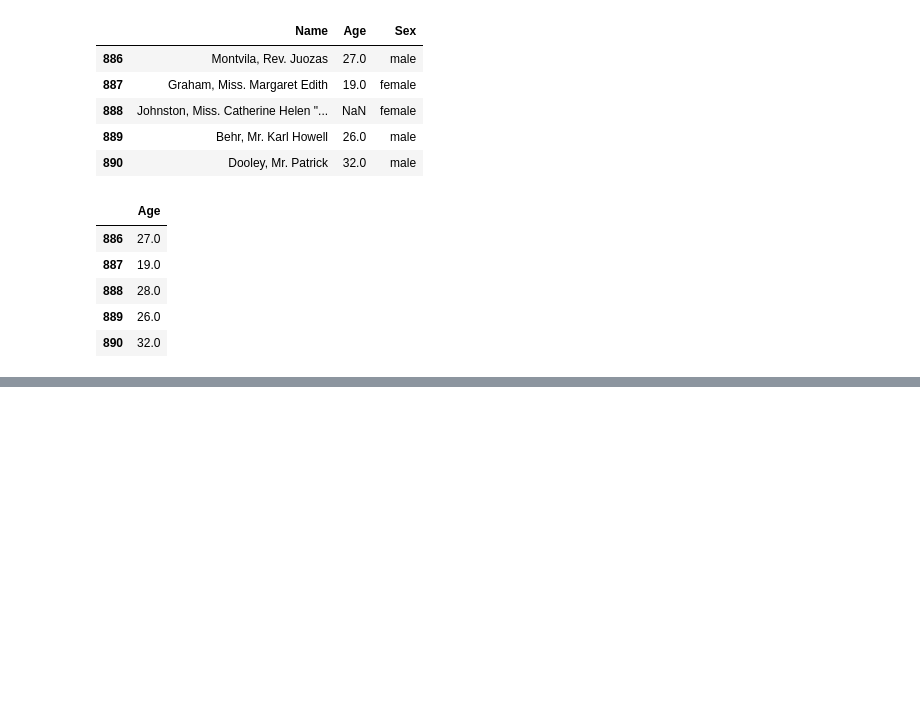
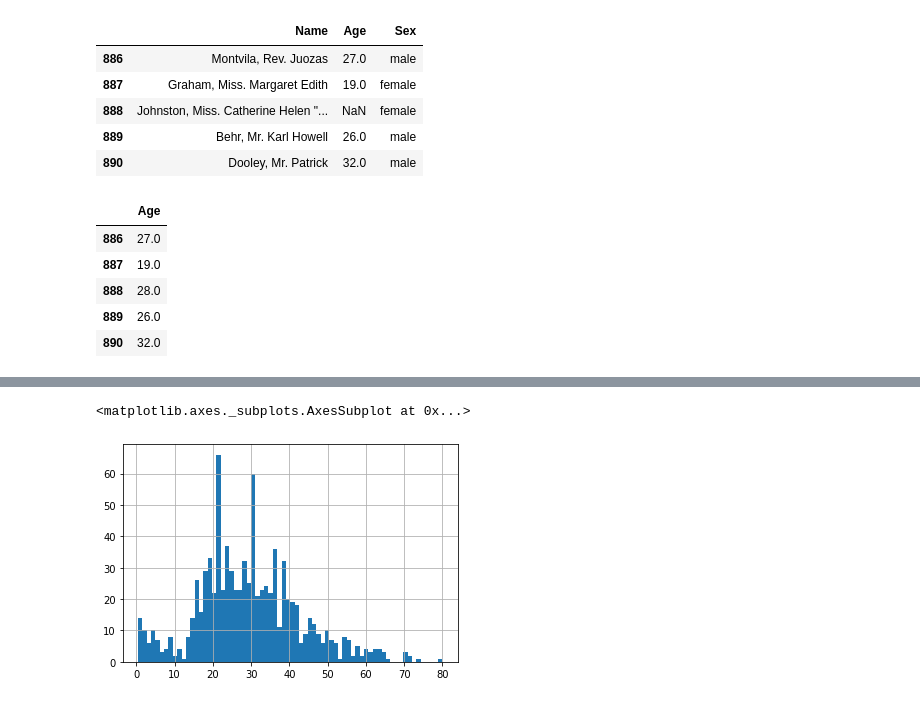
Before and after one commit to Charee-Villapong/for_practice, a Jupyter notebook: Machine_Learning_Training.ipynb, the cells around one changed output, grey strips where cells are left out. Cells and saved outputs as stored; diff of their text form; code cells hidden in the pictures; blank space fills up the shorter version.

```diff
--- a/Machine_Learning_Training.ipynb
+++ b/Machine_Learning_Training.ipynb
@@ -97,3 +99,10 @@ df_median.tail()
 | 888 | 28.0 |
 | 889 | 26.0 |
 | 890 | 32.0 |
+# %%
+mean = data["Age"].mean()
+std = data["Age"].std()
+median = data["Age"].median()
+num = data["Age"].isnull().sum()
+# %%
+rand = np.random.randint(mean - std,mean + std,size= num)
@@ -99,0 +127,5 @@ df_median.tail()
+# %%
+data["Age"].hist(bins=70)
+# %% [output]
+<matplotlib.axes._subplots.AxesSubplot at 0x...>
+[figure, added]
```
Also changed, not shown: parts of 57 cells of this notebook.
